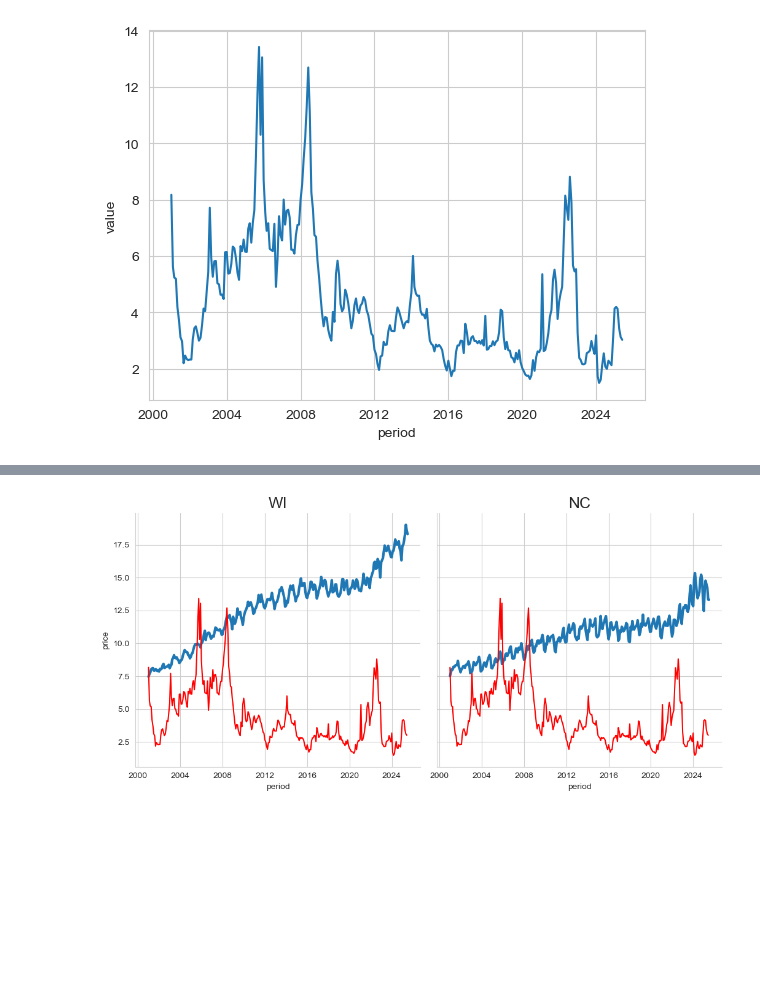
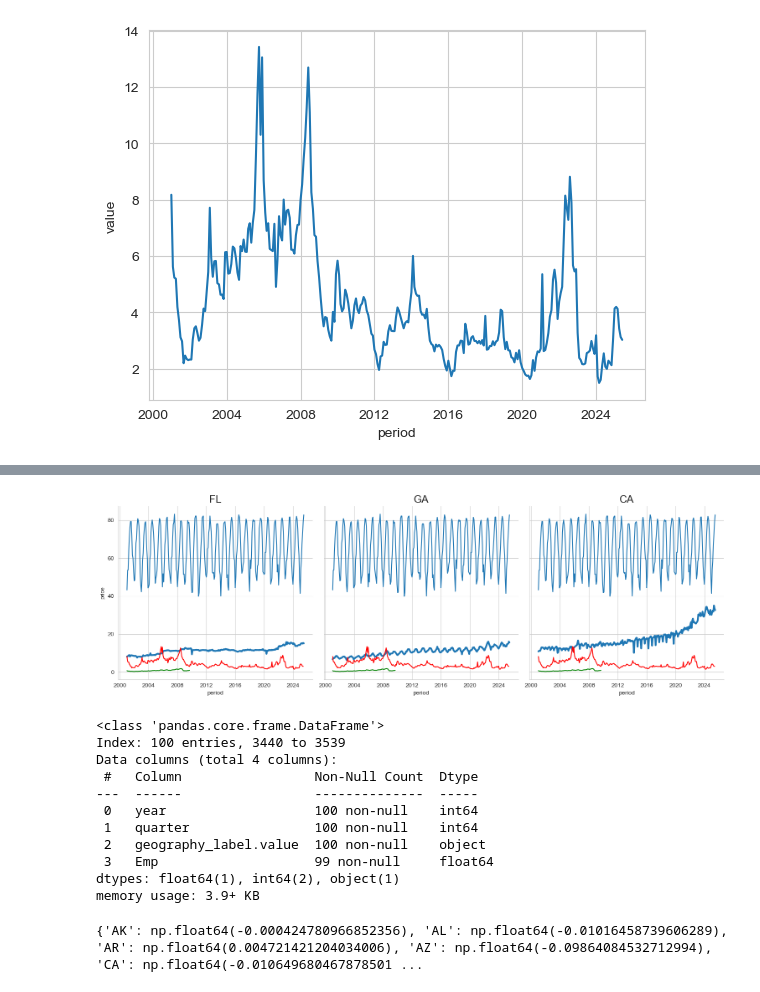
Before and after one commit to Erdos-Projects/fall-2025-forecasting-electricity-price, a Jupyter notebook: src/eda/will_eda.ipynb, the cells around one changed output, grey strips where cells are left out. Saved outputs shown, nothing was run; the diff lists cells and outputs as text; code cells hidden in the pictures; blank space fills up the shorter version.

```diff
--- a/src/eda/will_eda.ipynb
+++ b/src/eda/will_eda.ipynb
@@ -307,0 +329,4 @@ gas_futures_monthly.describe()
+# %%
+propane_futures_monthly =propane_futures[['period', 'value']].set_index('period').reindex(
+    pd.date_range(propane_futures['period'].min(), propane_futures['period'].max(), freq='MS')
+)
@@ -307,0 +350,6 @@ gas_futures_monthly.describe()
+# %%
+dc_employment = pd.read_csv(os.path.join(DATA_PATH, 'quarterly_data_center_employment.csv'))
+dc_employment = dc_employment[['year', 'quarter', 'geography_label.value', 'Emp']]
+
+
+dc_employment[dc_employment['geography_label.value'] == 'New York'].info()
@@ -307,0 +410,3 @@ gas_futures_monthly.describe()
+# %%
+weather = pd.read_csv(os.path.join(DATA_PATH, 'us_statewide_tavg_monthly.csv'))
+weather.head()
@@ -307,0 +420,12 @@ gas_futures_monthly.describe()
+# %%
+
+state_weather = {}
+groups = weather.groupby('State_Code')
+for state, group in groups:
+    group['Date'] = pd.to_datetime(group['Date'], format='%Y-%m-%d')
+    group.set_index('Date').sort_index()
+    group = group[(group.Date > '2000-12') & (group.Date <= '2025-07')]
+    state_weather[state] = group
+
+state_weather['AL'].head()
+print(len(state_weather))
@@ -308,16 +473,45 @@ gas_futures_monthly.describe()
 # %%
-example_states = ['NC', 'WI']
+example_states = ['CA', 'GA', 'FL']
 
 plot = sns.relplot(data=residential_price[residential_price.stateid.isin(example_states)],
             x='period', y='price',
             kind='line',
             col='stateid',
             linewidth=3,
             col_wrap=5)
 plot.set_titles(col_template='{col_name}', size=18)
 
 for ax in plot.axes.flat:
     ax.plot(gas_futures_monthly.index, gas_futures_monthly['value'], color='red')
+    ax.plot(propane_futures_monthly.index, propane_futures_monthly['value'], color='green')
+    ax.plot(state_weather['GA'].Date, state_weather['GA'].Value)
 plt.show()
+
+
+dc_employment[dc_employment['geography_label.value'] == 'New York'].info()
 # %% [output]
-[figure, old version]
+[figure, new version]
+<class 'pandas.core.frame.DataFrame'>
+Index: 100 entries, 3440 to 3539
+Data columns (total 4 columns):
+ #   Column                 Non-Null Count  Dtype
+---  ------                 --------------  -----
+ 0   year                   100 non-null    int64
+ 1   quarter                100 non-null    int64
+ 2   geography_label.value  100 non-null    object
+ 3   Emp                    99 non-null     float64
+dtypes: float64(1), int64(2), object(1)
+memory usage: 3.9+ KB
+# %%
+state_corrs = {}
+
+for state in states:
+    #print(len(state_weather[state].Value))
+    #print(len())
+    if state != 'HI':
+        #print(state)
+        state_corrs[state] = np.corrcoef(state_weather[state].Value, residential_price[residential_price.stateid == state].price)[0, 1]
+
+print(state_corrs)
+# %% [output]
+{'AK': np.float64(-0.000424780966852356), 'AL': np.float64(-0.01016458739606289), 'AR': np.float64(0.004721421204034006), 'AZ': np.float64(-0.09864084532712994), 'CA': np.float64(-0.010649680467878501 ...
```
Also changed, not shown: parts of 21 cells of this notebook.
